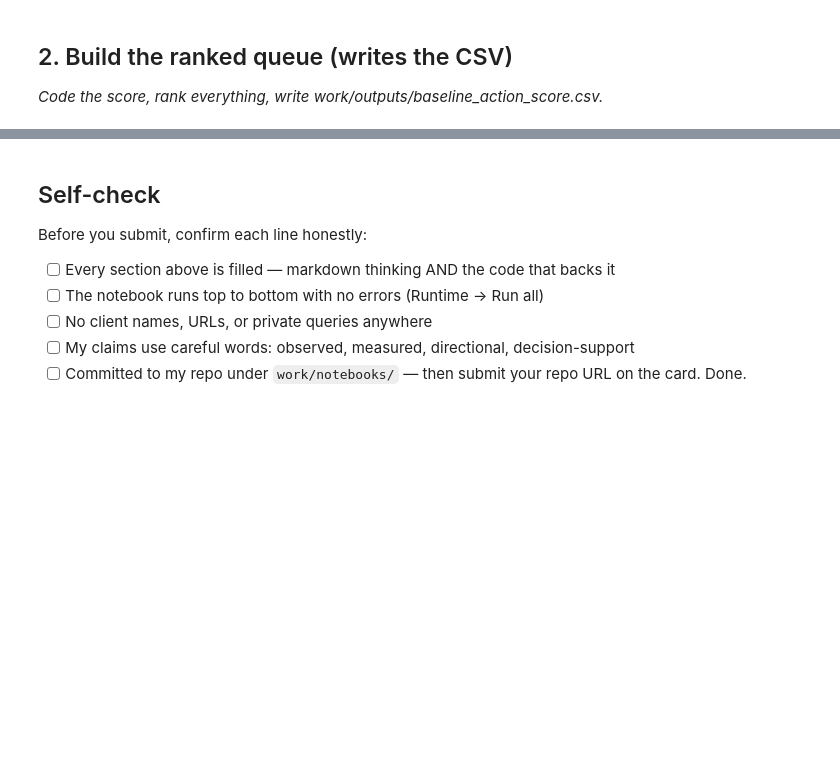
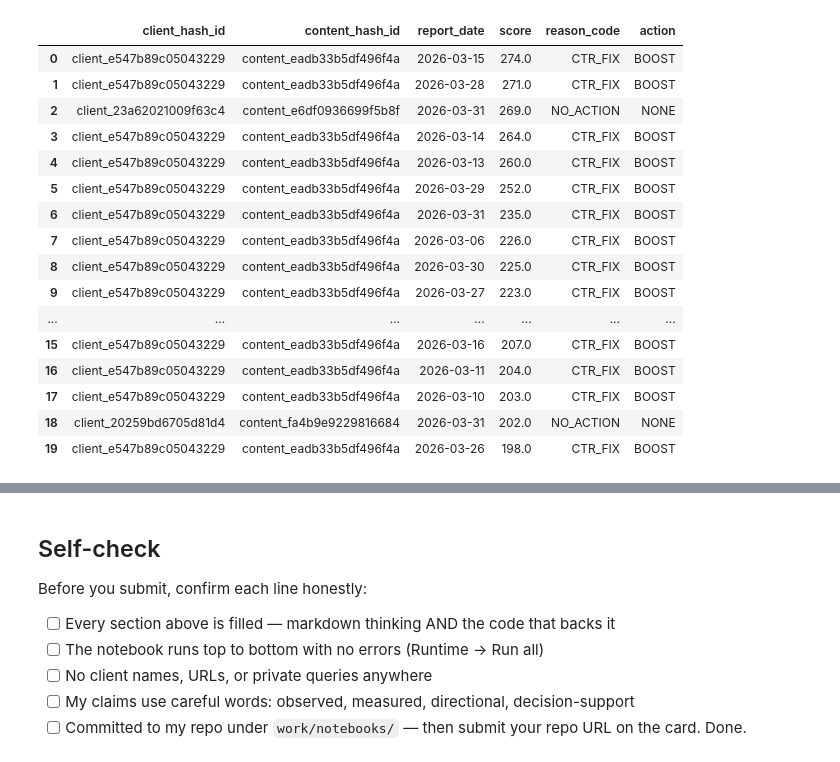
Before and after one commit to haseebaabid/FlyRank_AI_Internship, a Jupyter notebook: work/notebooks/w04_baseline_score.ipynb, the cells around one changed output, grey strips where cells are left out. Drawn from its saved outputs; the diff is of its cells as text; code cells hidden in the pictures; blank space fills up the shorter version.

```diff
--- a/work/notebooks/w04_baseline_score.ipynb
+++ b/work/notebooks/w04_baseline_score.ipynb
@@ -13,7 +167,23 @@ This skeleton is yours to fill. Work the sections **in order** — each one has
 # %%
 # This cell is for CODE (numbers, a query, a check).
 # Write your text answer in the cell ABOVE this one — typing sentences here breaks Run All.
+
+queue.head(20)
+# %% [output]
+|  | client_hash_id | content_hash_id | report_date | score | reason_code | action |
+| 0 | client_e547b89c05043229 | content_eadb33b5df496f4a | 2026-03-15 | 274.0 | CTR_FIX | BOOST |
+| 1 | client_e547b89c05043229 | content_eadb33b5df496f4a | 2026-03-28 | 271.0 | CTR_FIX | BOOST |
+| 2 | client_23a62021009f63c4 | content_e6df0936699f5b8f | 2026-03-31 | 269.0 | NO_ACTION | NONE |
+| 3 | client_e547b89c05043229 | content_eadb33b5df496f4a | 2026-03-14 | 264.0 | CTR_FIX | BOOST |
+| 4 | client_e547b89c05043229 | content_eadb33b5df496f4a | 2026-03-13 | 260.0 | CTR_FIX | BOOST |
+| 5 | client_e547b89c05043229 | content_eadb33b5df496f4a | 2026-03-29 | 252.0 | CTR_FIX | BOOST |
+| 6 | client_e547b89c05043229 | content_eadb33b5df496f4a | 2026-03-31 | 235.0 | CTR_FIX | BOOST |
+| 7 | client_e547b89c05043229 | content_eadb33b5df496f4a | 2026-03-06 | 226.0 | CTR_FIX | BOOST |
+| 8 | client_e547b89c05043229 | content_eadb33b5df496f4a | 2026-03-30 | 225.0 | CTR_FIX | BOOST |
+| 9 | client_e547b89c05043229 | content_eadb33b5df496f4a | 2026-03-27 | 223.0 | CTR_FIX | BOOST |
+| ... | ... | ... | ... | ... | ... | ... |
+| 15 | client_e547b89c05043229 | content_eadb33b5df496f4a | 2026-03-16 | 207.0 | CTR_FIX | BOOST |
+| 16 | client_e547b89c05043229 | content_eadb33b5df496f4a | 2026-03-11 | 204.0 | CTR_FIX | BOOST |
+| 17 | client_e547b89c05043229 | content_eadb33b5df496f4a | 2026-03-10 | 203.0 | CTR_FIX | BOOST |
+| 18 | client_20259bd6705d81d4 | content_fa4b9e9229816684 | 2026-03-31 | 202.0 | NO_ACTION | NONE |
+| 19 | client_e547b89c05043229 | content_eadb33b5df496f4a | 2026-03-26 | 198.0 | CTR_FIX | BOOST |
-# %% [markdown]
-## 2. Build the ranked queue (writes the CSV)
-
-*Code the score, rank everything, write work/outputs/baseline_action_score.csv.*
```
Also changed, not shown: parts of 14 cells of this notebook.
